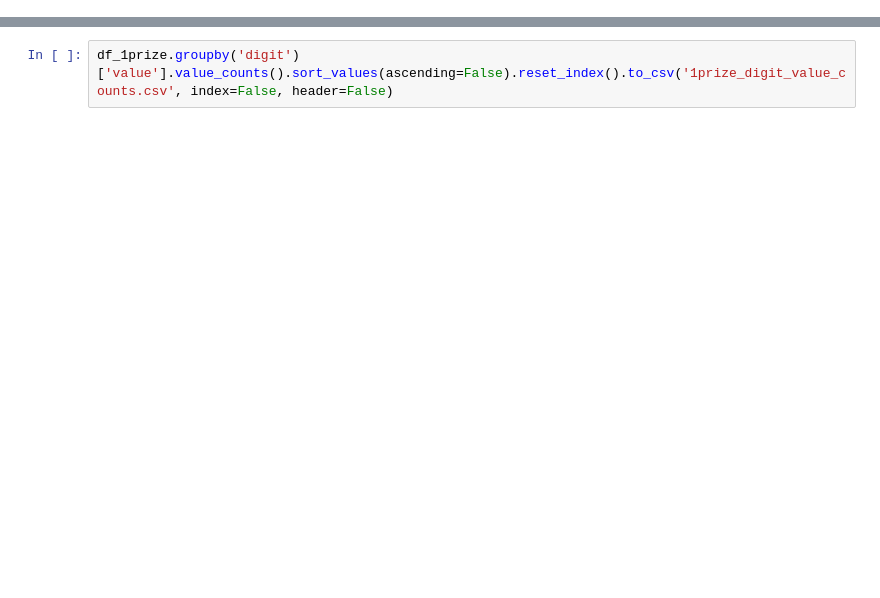
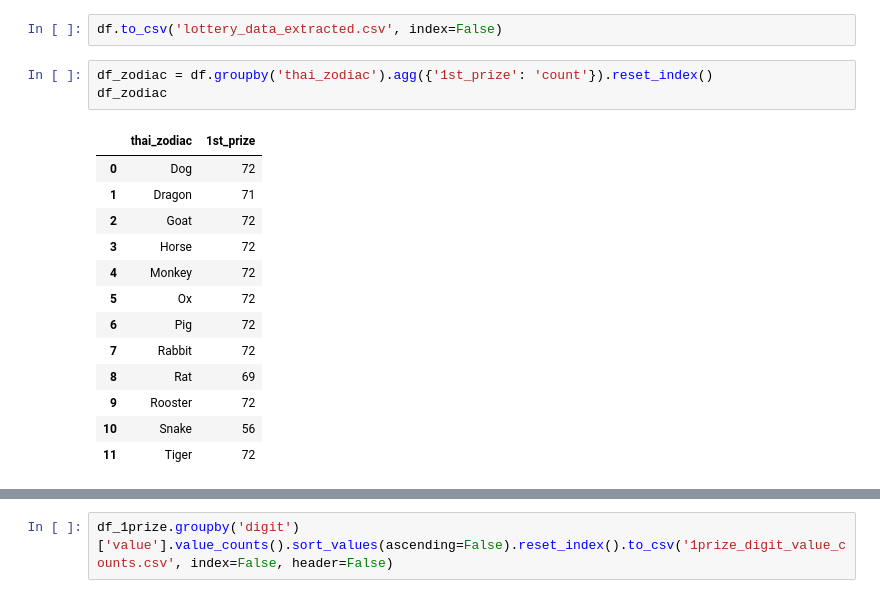
Before and after one commit to tangnatta/AUT461-Thai-Lottery-2025, a Jupyter notebook: eda.ipynb, the cells around one changed output, grey strips where cells are left out. Cells and saved outputs as stored; diff of their text form; blank space fills up the shorter version.

```diff
--- a/eda.ipynb
+++ b/eda.ipynb
@@ -24,0 +41,19 @@ memory usage: 72.3+ KB
+# %%
+df.to_csv('lottery_data_extracted.csv', index=False)
+# %%
+df_zodiac = df.groupby('thai_zodiac').agg({'1st_prize': 'count'}).reset_index()
+df_zodiac
+# %% [output]
+|  | thai_zodiac | 1st_prize |
+| 0 | Dog | 72 |
+| 1 | Dragon | 71 |
+| 2 | Goat | 72 |
+| 3 | Horse | 72 |
+| 4 | Monkey | 72 |
+| 5 | Ox | 72 |
+| 6 | Pig | 72 |
+| 7 | Rabbit | 72 |
+| 8 | Rat | 69 |
+| 9 | Rooster | 72 |
+| 10 | Snake | 56 |
+| 11 | Tiger | 72 |
```
Also changed, not shown: parts of 11 cells of this notebook, 7 other files.
